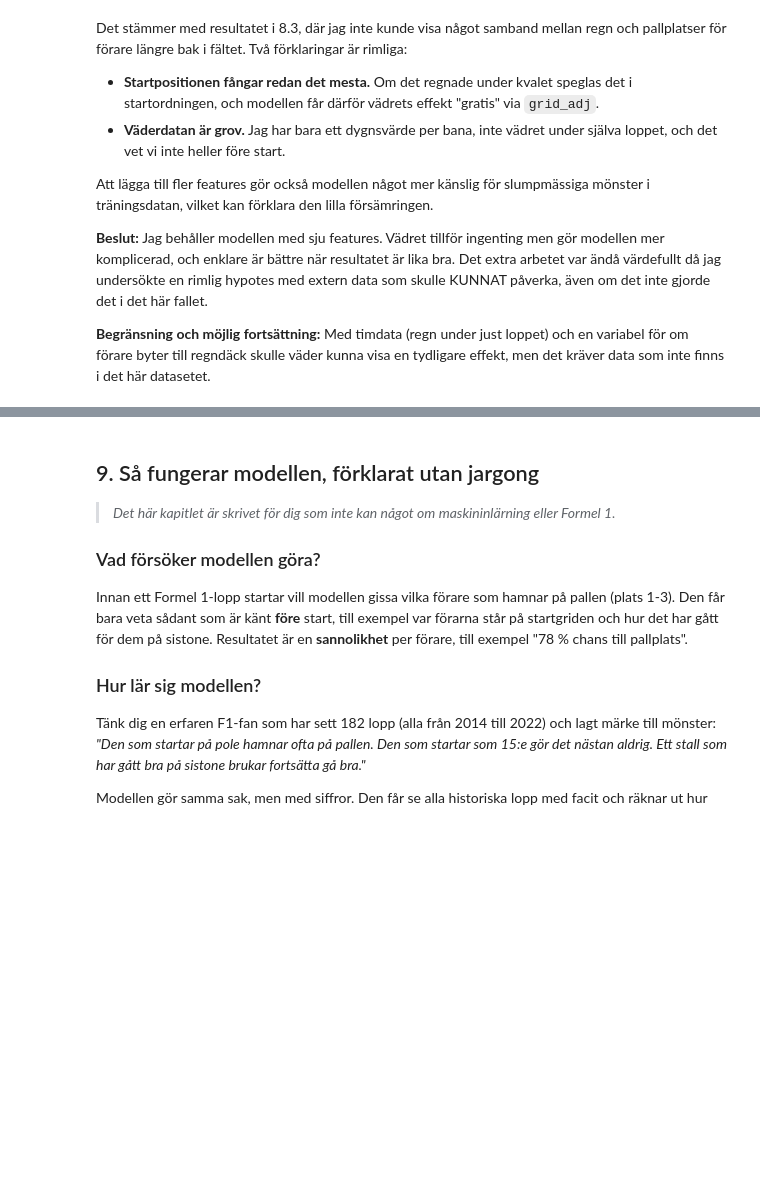
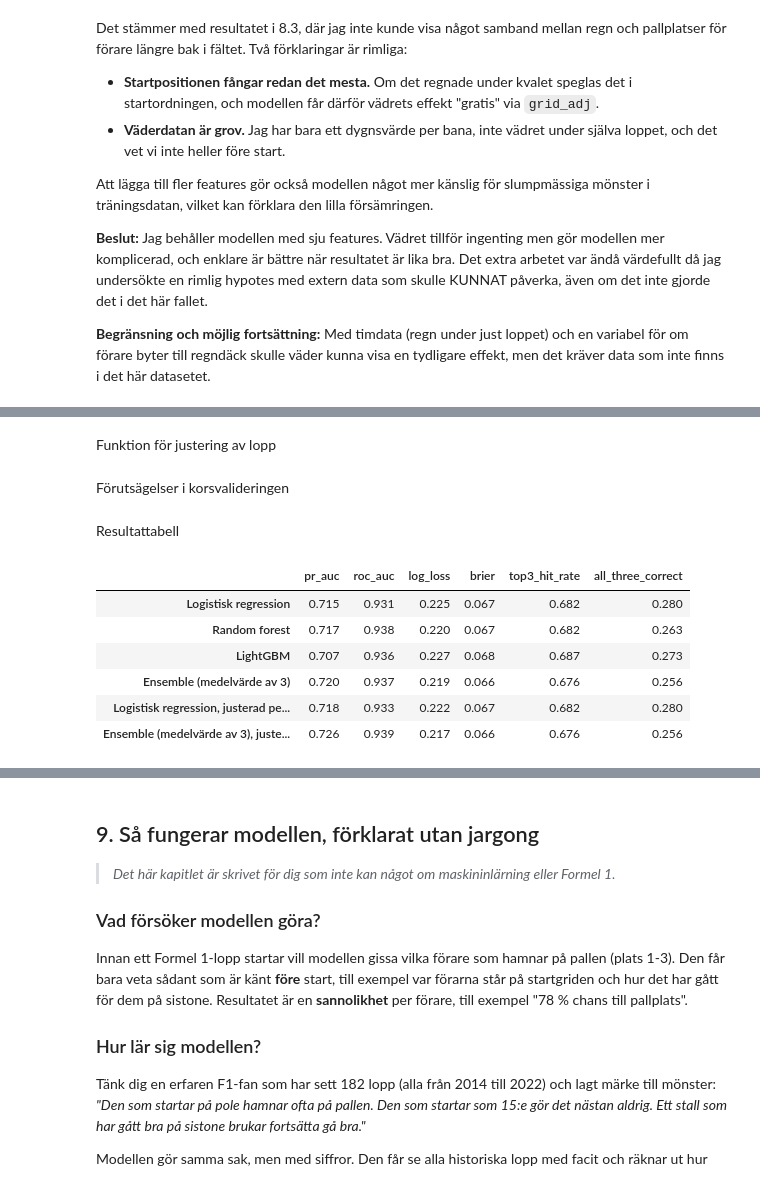
Before and after one commit to felixalfred/f1-podium-prediction, a Jupyter notebook: notebooks/f1_podium_prediction.ipynb, the cells around one changed output, grey strips where cells are left out. Saved outputs shown, nothing was run; the diff lists cells and outputs as text; code cells hidden in the pictures; blank space fills up the shorter version.

```diff
--- a/notebooks/f1_podium_prediction.ipynb
+++ b/notebooks/f1_podium_prediction.ipynb
@@ -1952,0 +1964,2 @@ Att lägga till fler features gör också modellen något mer känslig för slum
+# %% [markdown]
+Funktion för justering av lopp
@@ -1952,0 +1981,55 @@ Att lägga till fler features gör också modellen något mer känslig för slum
+# %% [markdown]
+Förutsägelser i korsvalideringen
+# %%
+names = list(searches)    # de tre modellerna
+
+# För varje valideringsblock: träna på tidigare år och förutsäg det nya blocket
+oof = {n: [] for n in names}
+for tr, va in cv_splits:
+    for n in names:
+        m = clone(candidates[n][0]).set_params(**searches[n].best_params_)
+        m.fit(X_dev.iloc[tr], y_dev.iloc[tr])
+        oof[n].append(m.predict_proba(X_dev.iloc[va])[:, 1])
+
+# Ensemble = medelvärdet av de tre modellernas sannolikheter, block för block
+varianter = {n: oof[n] for n in names}
+varianter["Ensemble (medelvärde av 3)"] = [
+    np.mean([oof[n][i] for n in names], axis=0) for i in range(len(cv_splits))
+]
+
+# Justering per lopp för logistisk regression och för ensemblen
+for n in ["Logistisk regression", "Ensemble (medelvärde av 3)"]:
+    varianter[n + ", justerad per lopp"] = [
+        normalise_per_race(dev.iloc[va], varianter[n][i]) for i, (tr, va) in enumerate(cv_splits)
+    ]
+# %% [markdown]
+Resultattabell
+# %%
+def block_metrics(label, preds):
+    """Medelvärde av måtten över de tre valideringsblocken."""
+    rows = []
+    for i, (tr, va) in enumerate(cv_splits):
+        d, y, p = dev.iloc[va], y_dev.iloc[va], preds[i]
+        top3, alla3 = top3_metrics(d, p)
+        rows.append({
+            "pr_auc": average_precision_score(y, p),
+            "roc_auc": roc_auc_score(y, p),
+            "log_loss": log_loss(y, np.clip(p, 1e-6, 1 - 1e-6)),
+            "brier": brier_score_loss(y, p),
+            "top3_hit_rate": top3,
+            "all_three_correct": alla3,
+        })
+    r = pd.DataFrame(rows).mean()
+    r.name = label
+    return r
+
+experiment = pd.DataFrame([block_metrics(k, v) for k, v in varianter.items()])
+experiment.round(3)
+# %% [output]
+|  | pr_auc | roc_auc | log_loss | brier | top3_hit_rate | all_three_correct |
+| Logistisk regression | 0.715 | 0.931 | 0.225 | 0.067 | 0.682 | 0.280 |
+| Random forest | 0.717 | 0.938 | 0.220 | 0.067 | 0.682 | 0.263 |
+| LightGBM | 0.707 | 0.936 | 0.227 | 0.068 | 0.687 | 0.273 |
+| Ensemble (medelvärde av 3) | 0.720 | 0.937 | 0.219 | 0.066 | 0.676 | 0.256 |
+| Logistisk regression, justerad pe... | 0.718 | 0.933 | 0.222 | 0.067 | 0.682 | 0.280 |
+| Ensemble (medelvärde av 3), juste... | 0.726 | 0.939 | 0.217 | 0.066 | 0.676 | 0.256 |
```
Also changed, not shown: parts of 8 cells of this notebook.
